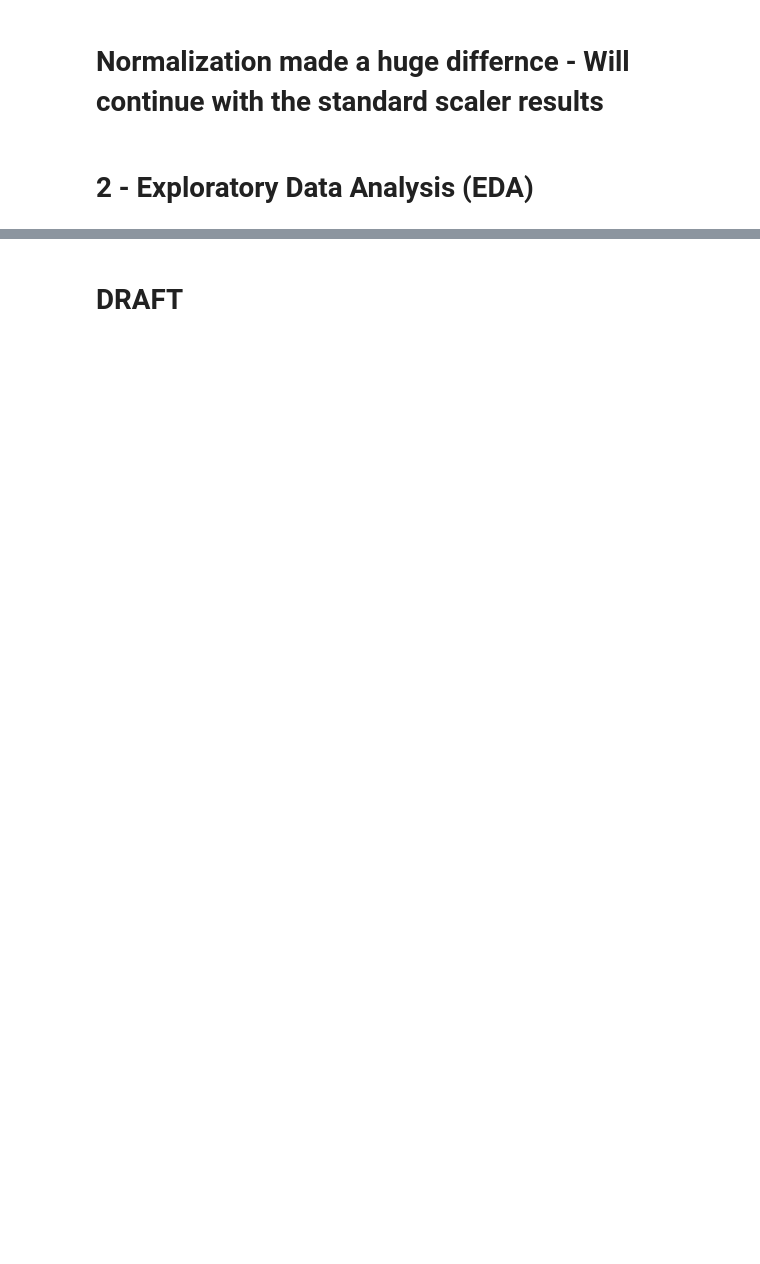
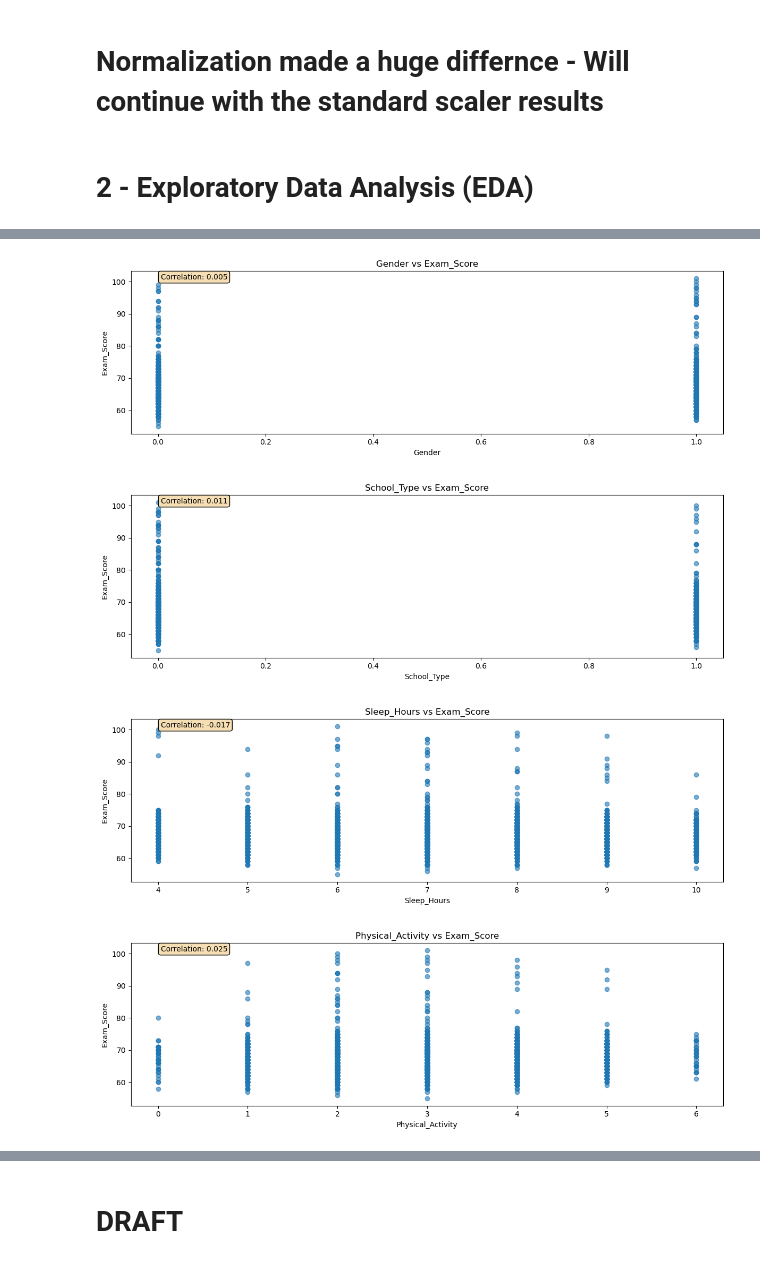
Before and after one commit to omar-desouki/Student-Score-Prediction-elevvo, a Jupyter notebook: dataset-analysis.ipynb, the cells around one changed output, grey strips where cells are left out. Drawn from its saved outputs; the diff is of its cells as text; code cells hidden in the pictures; blank space fills up the shorter version.

```diff
--- a/dataset-analysis.ipynb
+++ b/dataset-analysis.ipynb
@@ -619,0 +505,16 @@ MAE: 1.0608
+# %%
+# we can make more plots to visualize the correlations for
+# (Gender                        0.004932
+#  School_Type                   0.010868
+#  Sleep_Hours                   0.017171
+#  Physical_Activity             0.025148)
+
+plot_two_columns(df_analysis, "Gender", "Exam_Score", plot_type="auto", figsize=(12, 4), title=None)
+plot_two_columns(df_analysis, "School_Type", "Exam_Score", plot_type="auto", figsize=(12, 4), title=None)
+plot_two_columns(df_analysis, "Sleep_Hours", "Exam_Score", plot_type="auto", figsize=(12, 4), title=None)
+plot_two_columns(df_analysis, "Physical_Activity", "Exam_Score", plot_type="auto", figsize=(12, 4), title=None)
+# %% [output]
+[figure, added]
+[figure, added]
+[figure, added]
+[figure, added]
```
Also changed, not shown: parts of 29 cells of this notebook, 1 other file.
